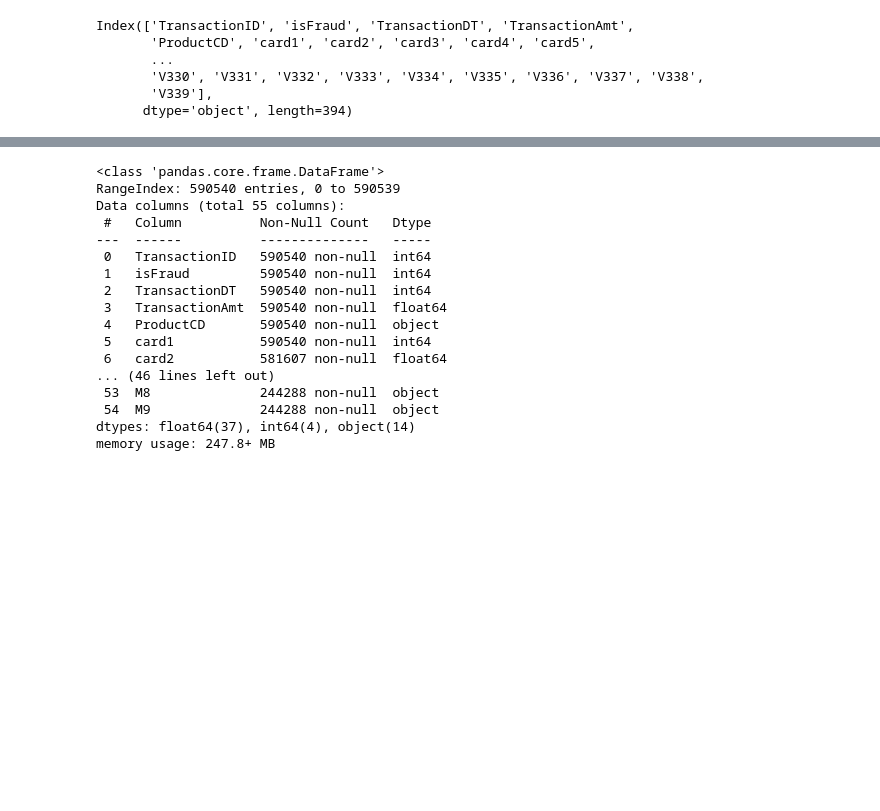
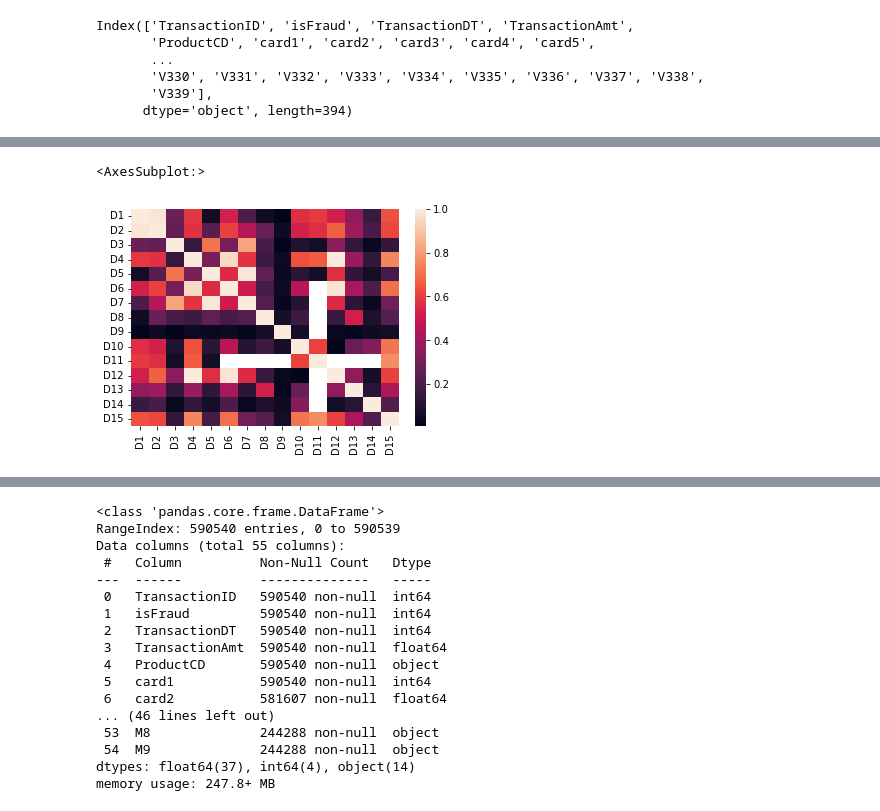
Before and after one commit to YI-Hongju/IEEE-CIS_Fraud_Detection, a Jupyter notebook: fraud_EDA_jieun.ipynb, the cells around one changed output, grey strips where cells are left out. Saved outputs shown, nothing was run; the diff lists cells and outputs as text; code cells hidden in the pictures; blank space fills up the shorter version.

```diff
--- a/fraud_EDA_jieun.ipynb
+++ b/fraud_EDA_jieun.ipynb
@@ -76,0 +111,6 @@ Index(['TransactionID', 'isFraud', 'TransactionDT', 'TransactionAmt',
+# %%
+#D_corr
+D_corr = train_transaction[[f'D{i}' for i in range(1,16) ]].corr()
+D_corr#Alphabet - value 들간 상관계수가 심상치 않아보인다 - 상관계수가 높은 것들은 제거 가능
+D_corr = train_transaction[[f'D{i}' for i in range(1,16) ]].corr()
+D_corr
@@ -76,0 +134,5 @@ Index(['TransactionID', 'isFraud', 'TransactionDT', 'TransactionAmt',
+# %%
+sns.heatmap(D_corr)
+# %% [output]
+<AxesSubplot:>
+[figure, added]
```
Also changed, not shown: parts of 17 cells of this notebook.
